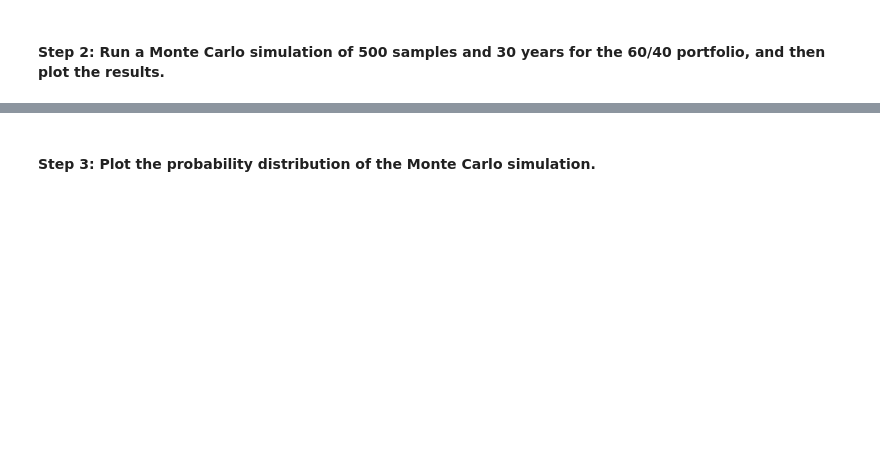
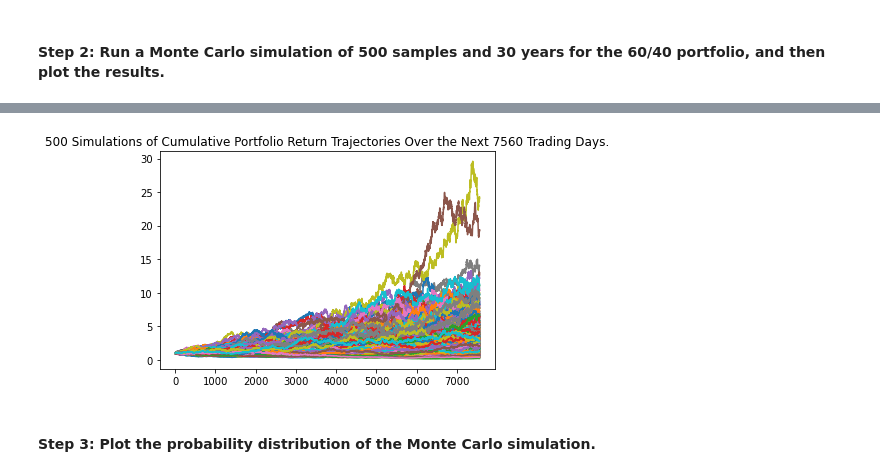
Before and after one commit to horhay57/Challenge5_GitHub_Upload, a Jupyter notebook: financial_planning_tools.ipynb, the cells around one changed output, grey strips where cells are left out. Saved outputs shown, nothing was run; the diff lists cells and outputs as text; code cells hidden in the pictures; blank space fills up the shorter version.

```diff
--- a/financial_planning_tools.ipynb
+++ b/financial_planning_tools.ipynb
@@ -209,17 +232,16 @@ NameError: name 'ALPACA_API_KEY' is not defined
 - `start_date` and `end_date`: Use the same date for these parameters, and format them with the date of the previous weekday (or `2020-08-07`). This is because you want the one closing price for the most-recent trading day.
 # %%
 # Set the tickers for both the bond and stock portion of the portfolio
-# YOUR CODE HERE
+tickers = ['AGG', 'SPY']
 
 # Set timeframe to 1Day
-# YOUR CODE HERE
+timeframe = "1Day"
 
 # Format current date as ISO format
 # Set both the start and end date at the date of your prior weekday
 # This will give you the closing price of the previous trading day
 # Alternatively you can use a start and end date of 2020-08-07
-# YOUR CODE HERE
-# YOUR CODE HERE
+today = pd.Timestamp('2022-09-27', tz='America/New_York').isoformat()
 # %% [markdown]
 #### Step 4: Get the current closing prices for `SPY` and `AGG` by using the Alpaca `get_bars` function. Format the response as a Pandas DataFrame by including the `df` property at the end of the `get_bars` function.
 # %%
@@ -387,22 +451,27 @@ In this section, you’ll use the MCForecastTools library to create a Monte Carl
 # %%
 # Set start and end dates of 3 years back from your current date
 # Alternatively, you can use an end date of 2020-08-07 and work 3 years back from that date
-# YOUR CODE HERE
-# YOUR CODE HERE
+start_date = pd.Timestamp("2019-09-27", tz="America/New_York").isoformat()
+end_date = pd.Timestamp("2022-09-27", tz="America/New_York").isoformat()
 # %%
 # Use the Alpaca get_bars function to make the API call to get the 3 years worth of pricing data
 # The tickers and timeframe parameters should have been set in Part 1 of this activity
 # The start and end dates should be updated with the information set above
 # Remember to add the df property to the end of the call so the response is returned as a DataFrame
-# YOUR CODE HERE
-
+df_3yearinvestments = alpaca.get_bars(
+    tickers,
+    timeframe,
+    start=start_date,
+    end=end_date
+).df
 # Reorganize the DataFrame
 # Separate ticker data
-# YOUR CODE HERE
-
+AGG = df_3yearinvestments[df_3yearinvestments['symbol']=='AGG'].drop('symbol', axis=1)
+SPY = df_3yearinvestments[df_3yearinvestments['symbol']=='SPY'].drop('symbol', axis=1)
 # Concatenate the ticker DataFrames
-# YOUR CODE HERE
+df_3yearinvestments = pd.concat([AGG, SPY],axis=1, keys=['AGG','SPY'])
 
 # Display both the first and last five rows of the DataFrame
+df_3yearinvestments.head()
+df_3yearinvestments.tail()
 # YOUR CODE HERE
-# YOUR CODE HERE
@@ -412,9 +490,13 @@ In this section, you’ll use the MCForecastTools library to create a Monte Carl
 # Configure the Monte Carlo simulation to forecast 30 years cumulative returns
 # The weights should be split 40% to AGG and 60% to SPY.
 # Run 500 samples.
-# YOUR CODE HERE
-
+num_sims = 500
 # Review the simulation input data
-# YOUR CODE HERE
+mc_3year_investment = MCSimulation (
+    portfolio_data = df_3yearinvestments,
+    weights = [0.40,0.60],
+    num_simulation = num_sims,
+    num_trading_days = 252*30
+)
 # %%
 # Run the Monte Carlo simulation to forecast 30 years cumulative returns
@@ -422,7 +535,10 @@ In this section, you’ll use the MCForecastTools library to create a Monte Carl
 # %%
 # Visualize the 30-year Monte Carlo simulation by creating an
-# overlay line plot
-# YOUR CODE HERE
+MC_future_plot = mc_3year_investment.plot_simulation()
+
+MC_future_plot.get_figure().savefig("MC_future_3year_plot.png",bbox_inches = "tight")
+# %% [output]
+[figure, added]
 # %% [markdown]
 #### Step 3: Plot the probability distribution of the Monte Carlo simulation.
 # %%
```
Also changed, not shown: parts of 38 cells of this notebook, 3 other files.
